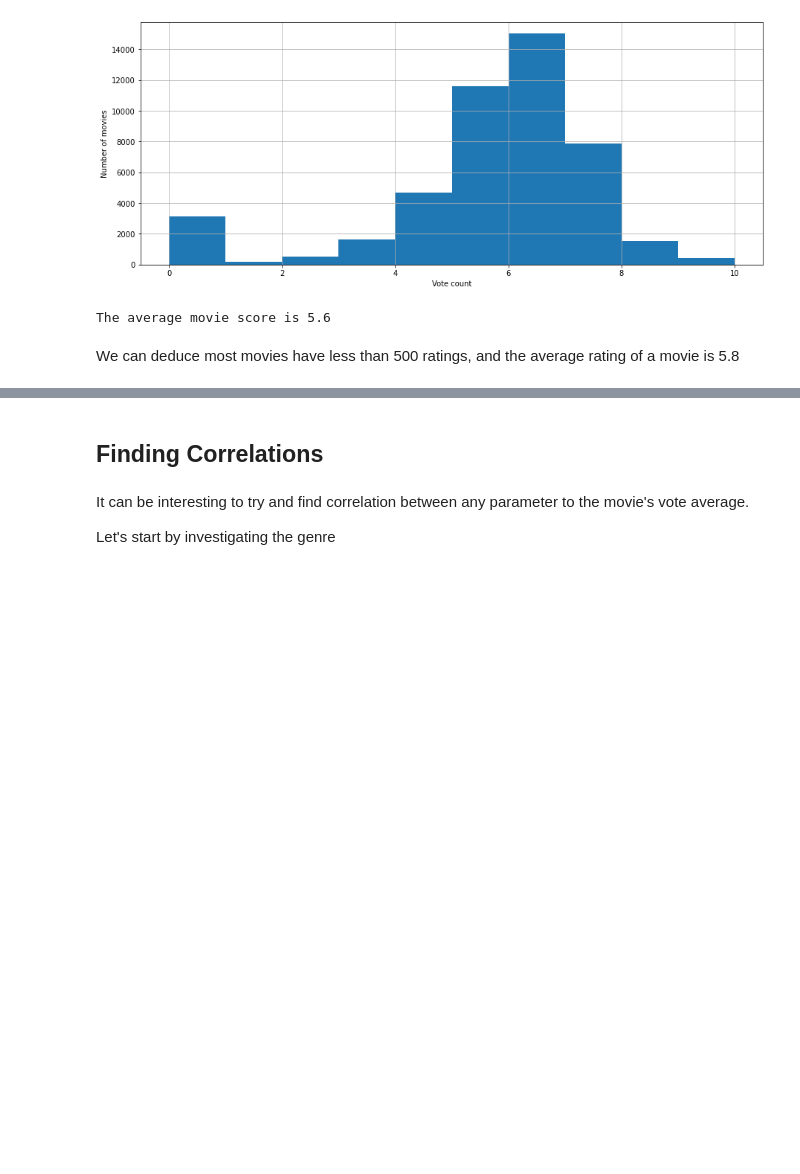
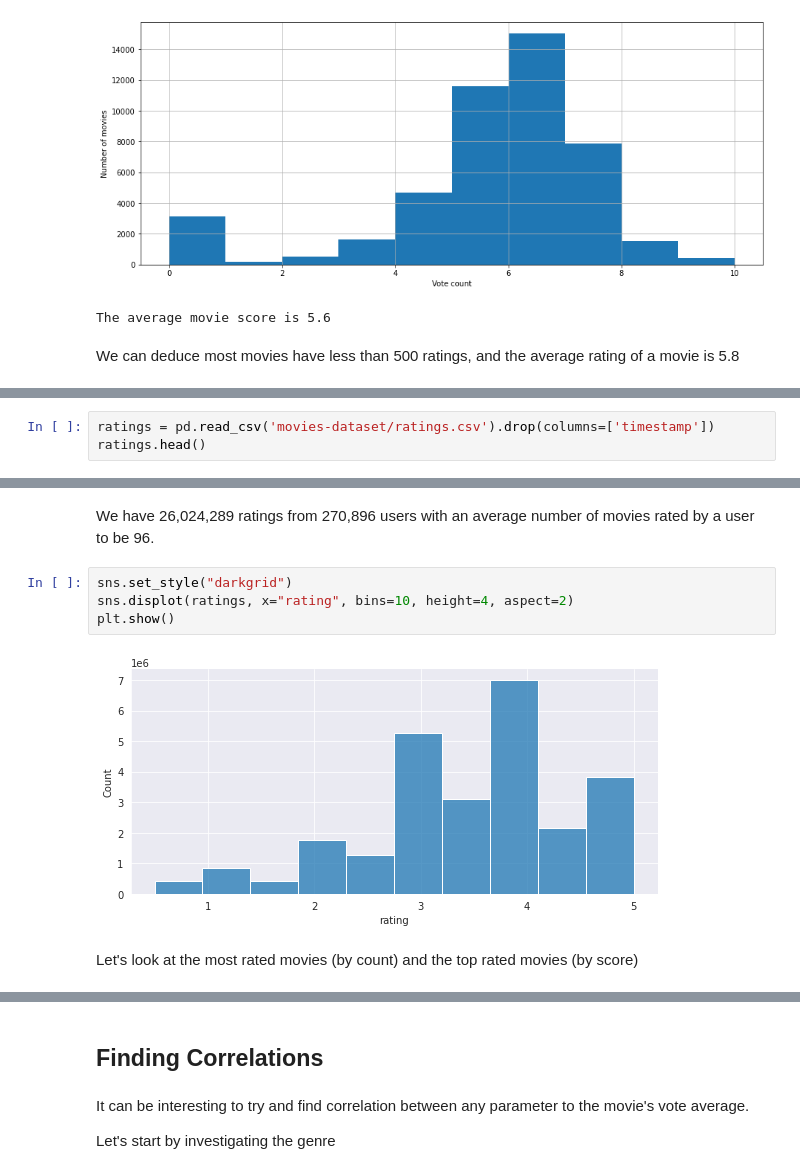
Before and after one commit to adi-benz/movies-rating-analysis, a Jupyter notebook: analysis.ipynb, the cells around one changed output, grey strips where cells are left out. Saved outputs shown, nothing was run; the diff lists cells and outputs as text; blank space fills up the shorter version.

```diff
--- a/analysis.ipynb
+++ b/analysis.ipynb
@@ -238,0 +237,3 @@ TBD.
+# %%
+ratings = pd.read_csv('movies-dataset/ratings.csv').drop(columns=['timestamp'])
+ratings.head()
@@ -238,0 +263,10 @@ TBD.
+# %% [markdown]
+We have 26,024,289 ratings from 270,896 users with an average number of movies rated by a user to be 96.
+# %%
+sns.set_style("darkgrid")
+sns.displot(ratings, x="rating", bins=10, height=4, aspect=2)
+plt.show()
+# %% [output]
+[figure, added]
+# %% [markdown]
+Let's look at the most rated movies (by count) and the top rated movies (by score)
```
Also changed, not shown: parts of 16 cells of this notebook.
